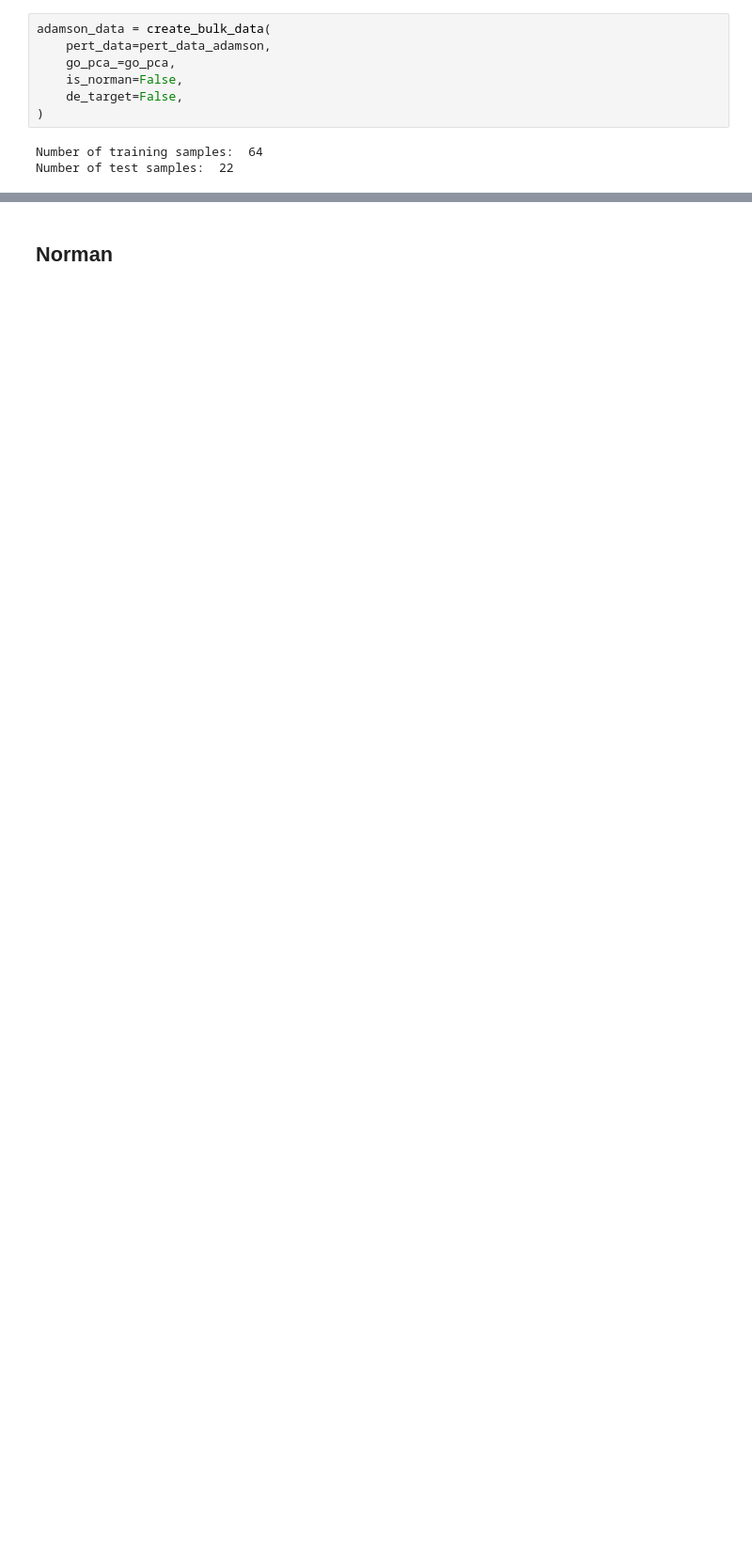
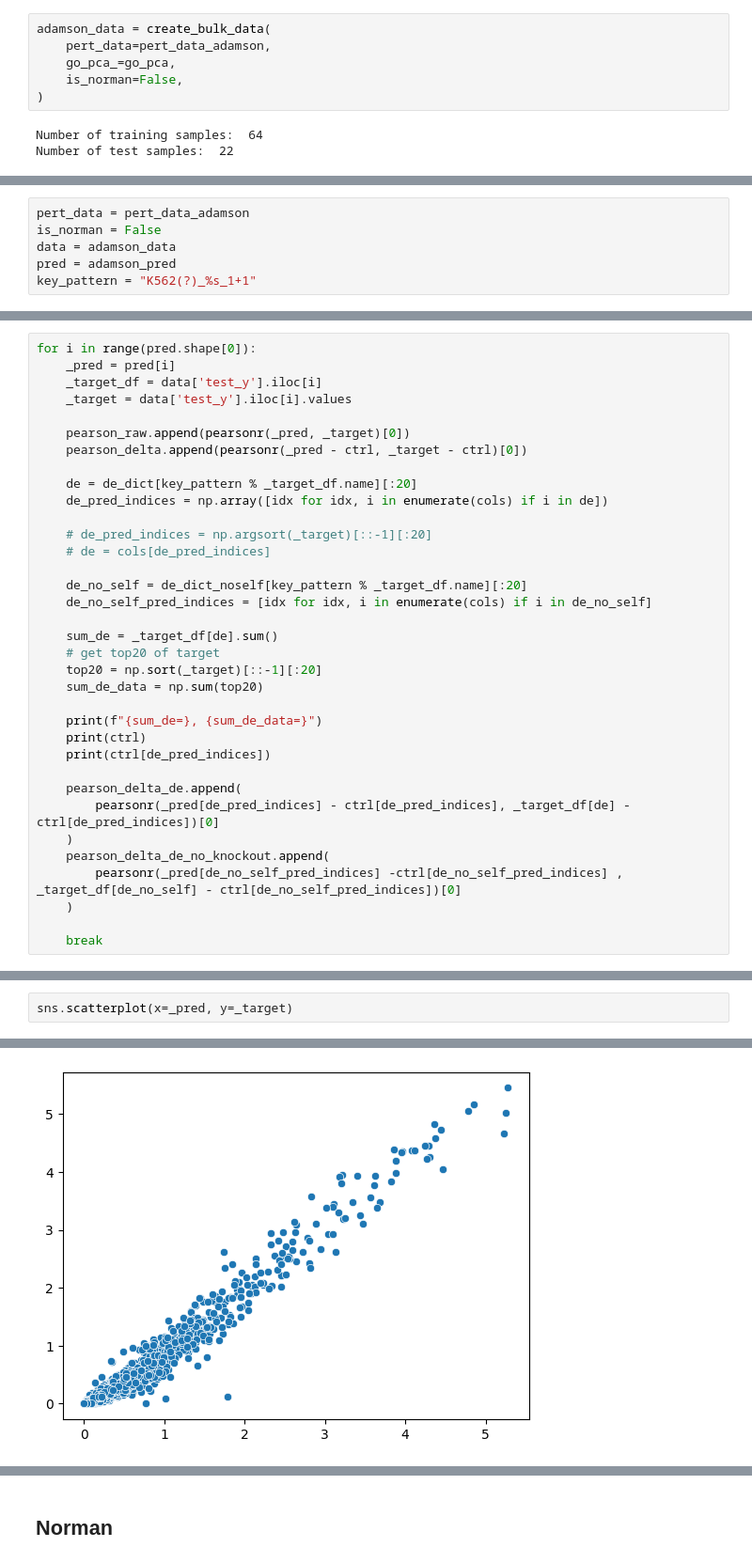
Before and after one commit to turbine-ai/PerturbSeqPredBenchmark, a Jupyter notebook: notebooks/001_bulk_model.ipynb, the cells around one changed output, grey strips where cells are left out. Shown at 94% size. Saved outputs shown, nothing was run; the diff lists cells and outputs as text; blank space fills up the shorter version.

```diff
--- a/notebooks/001_bulk_model.ipynb
+++ b/notebooks/001_bulk_model.ipynb
@@ -130,7 +198,6 @@ adamson_data = create_bulk_data(
     pert_data=pert_data_adamson,
     go_pca_=go_pca,
     is_norman=False,
-    de_target=False,
 )
 # %% [output]
 Number of training samples:  64
@@ -154,0 +304,6 @@ Mean correlation: 0.7585744776781169
+# %%
+pert_data = pert_data_adamson
+is_norman = False
+data = adamson_data
+pred = adamson_pred
+key_pattern = "K562(?)_%s_1+1"
@@ -154,0 +333,35 @@ Mean correlation: 0.7585744776781169
+# %%
+for i in range(pred.shape[0]):
+    _pred = pred[i]
+    _target_df = data['test_y'].iloc[i]
+    _target = data['test_y'].iloc[i].values
+
+    pearson_raw.append(pearsonr(_pred, _target)[0])
+    pearson_delta.append(pearsonr(_pred - ctrl, _target - ctrl)[0])
+
+    de = de_dict[key_pattern % _target_df.name][:20]
+    de_pred_indices = np.array([idx for idx, i in enumerate(cols) if i in de])
+
+    # de_pred_indices = np.argsort(_target)[::-1][:20]
+    # de = cols[de_pred_indices]
+
+    de_no_self = de_dict_noself[key_pattern % _target_df.name][:20]
+    de_no_self_pred_indices = [idx for idx, i in enumerate(cols) if i in de_no_self]
+
+    sum_de = _target_df[de].sum()
+    # get top20 of target
+    top20 = np.sort(_target)[::-1][:20]
+    sum_de_data = np.sum(top20)
+
+    print(f"{sum_de=}, {sum_de_data=}")
+    print(ctrl)
+    print(ctrl[de_pred_indices])
+
+    pearson_delta_de.append(
+        pearsonr(_pred[de_pred_indices] - ctrl[de_pred_indices], _target_df[de] - ctrl[de_pred_indices])[0]
+    )
+    pearson_delta_de_no_knockout.append(
+        pearsonr(_pred[de_no_self_pred_indices] -ctrl[de_no_self_pred_indices] , _target_df[de_no_self] - ctrl[de_no_self_pred_indices])[0]
+    )
+
+    break
@@ -154,0 +399,3 @@ Mean correlation: 0.7585744776781169
+# %%
+sns.scatterplot(x=_pred, y=_target)
+# %% [output]
@@ -154,0 +403 @@ Mean correlation: 0.7585744776781169
+[figure, added]
```
Also changed, not shown: parts of 65 cells of this notebook.
